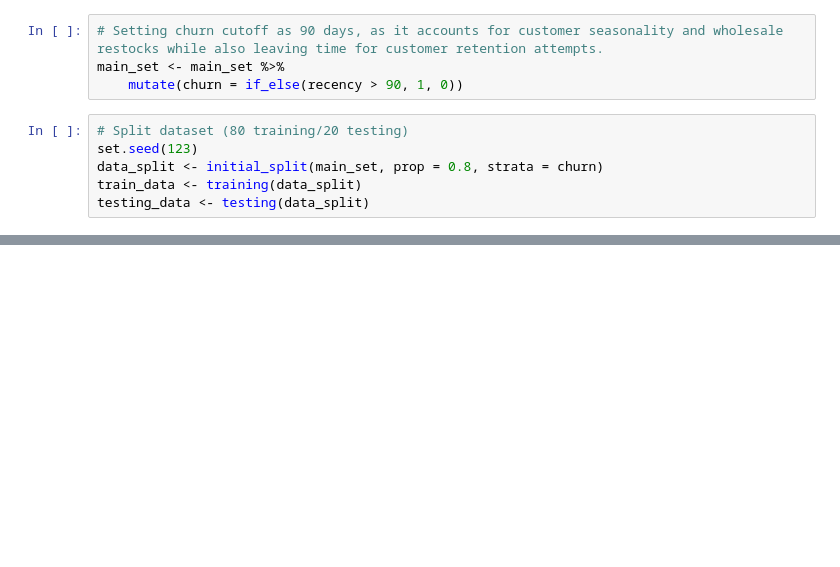
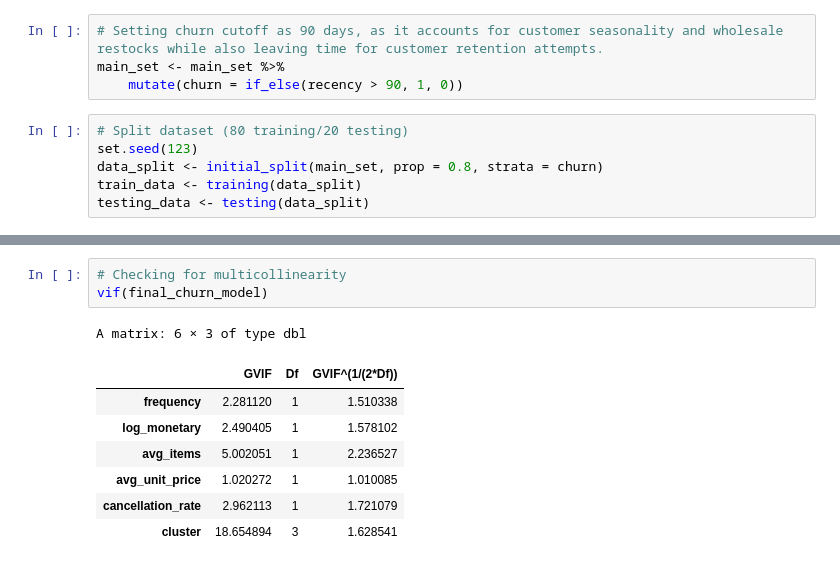
Before and after one commit to ArnavDhablania/End-to-End-Retail-Analytics-Predictive-Churn-Modeling-RFM-Clustering, a Jupyter notebook: retail_churn_rfm_pipeline.ipynb, the cells around one changed output, grey strips where cells are left out. Cells and saved outputs as stored; diff of their text form; blank space fills up the shorter version.

```diff
--- a/retail_churn_rfm_pipeline.ipynb
+++ b/retail_churn_rfm_pipeline.ipynb
@@ -385,0 +410,12 @@ print(cv_model$results)
+# %%
+# Checking for multicollinearity
+vif(final_churn_model)
+# %% [output]
+A matrix: 6 × 3 of type dbl
+|  | GVIF | Df | GVIF^(1/(2*Df)) |
+| frequency | 2.281120 | 1 | 1.510338 |
+| log_monetary | 2.490405 | 1 | 1.578102 |
+| avg_items | 5.002051 | 1 | 2.236527 |
+| avg_unit_price | 1.020272 | 1 | 1.010085 |
+| cancellation_rate | 2.962113 | 1 | 1.721079 |
+| cluster | 18.654894 | 3 | 1.628541 |
```
Also changed, not shown: parts of 12 cells of this notebook, 1 other file.
